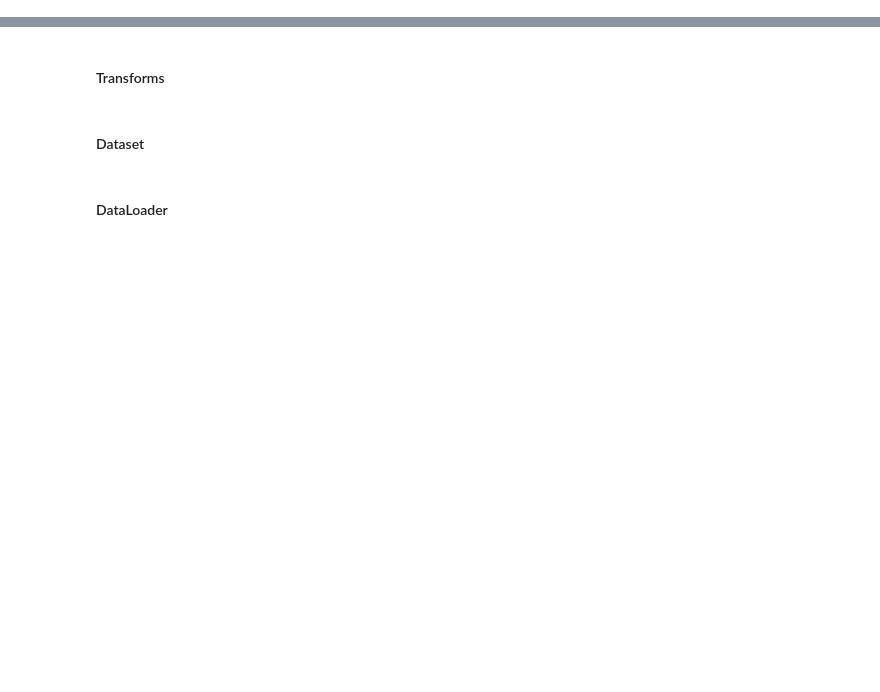
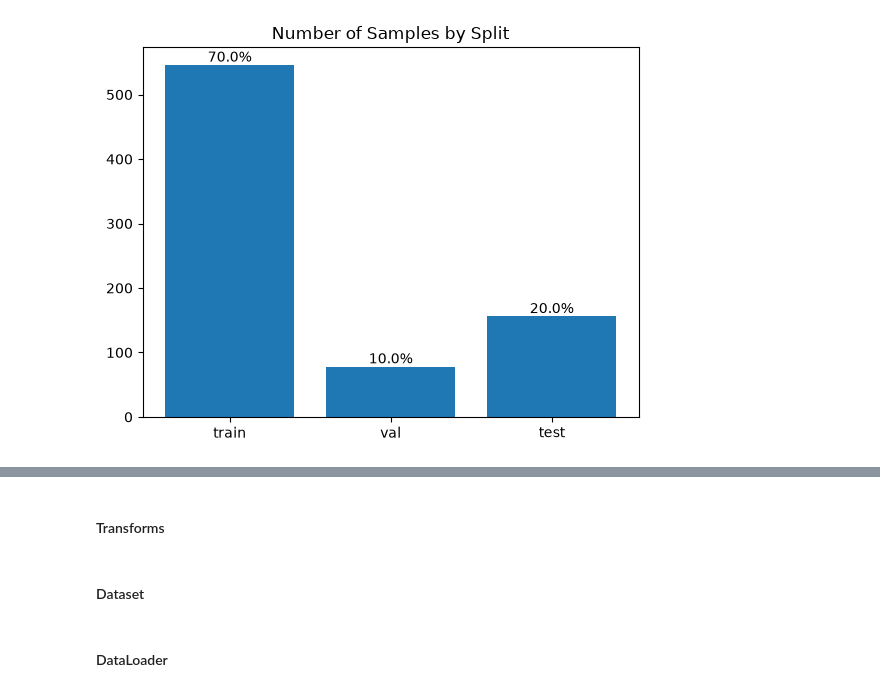
Before and after one commit to leejsya/BreastMNIST, a Jupyter notebook: BreastMNIST_Classification.ipynb, the cells around one changed output, grey strips where cells are left out. Drawn from its saved outputs; the diff is of its cells as text; code cells hidden in the pictures; blank space fills up the shorter version.

```diff
--- a/BreastMNIST_Classification.ipynb
+++ b/BreastMNIST_Classification.ipynb
@@ -47,0 +134,18 @@ mean:0.328, std:0.219
+# %%
+# train/val/test별 샘플 수 확인
+n_train = len(data['train_images'])
+n_val = len(data['val_images'])
+n_test = len(data['test_images'])
+ratio_train = round(n_train / (n_train + n_val + n_test), 3)
+ratio_val = round(n_val / (n_train + n_val + n_test), 3)
+ratio_test = round(1 - ratio_train - ratio_val, 3)
+
+bar2 = plt.bar(['train','val', 'test'], [n_train, n_val, n_test])
+plt.bar_label(
+    bar2,
+    labels=[f"{ratio_train*100}%", f"{ratio_val*100}%", f"{ratio_test*100}%"]
+)
+plt.title("Number of Samples by Split")
+plt.show()
+# %% [output]
+[figure, added]
```
Also changed, not shown: parts of 55 cells of this notebook.
